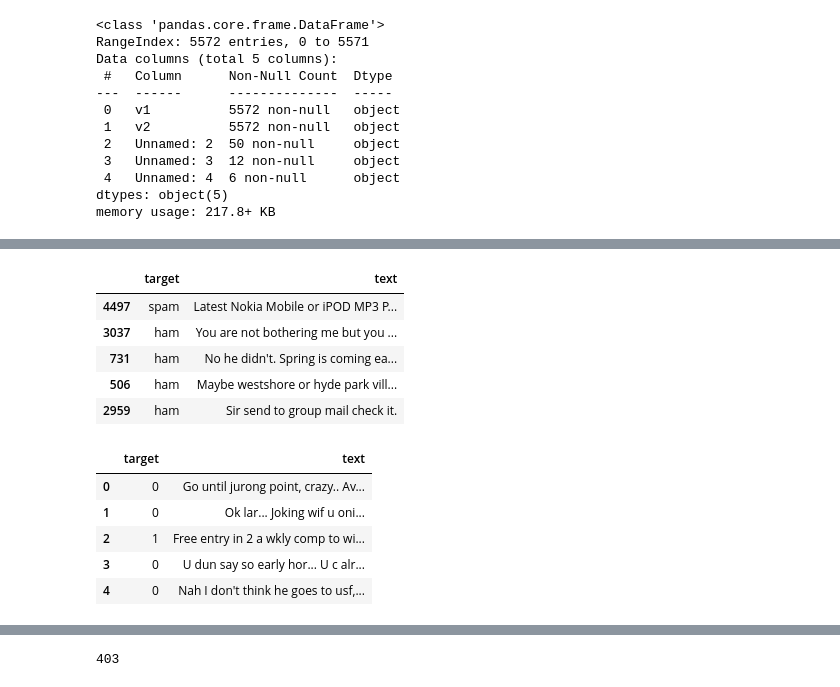
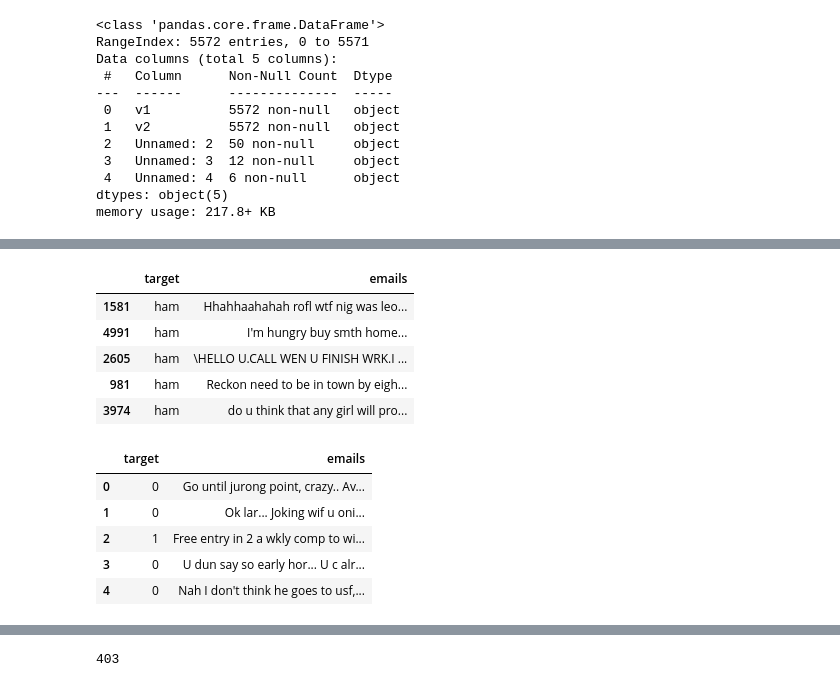
Before and after one commit to ShamZee/Spam-Email-prediction, a Jupyter notebook: email_spam_detection.ipynb, the cells around one changed output, grey strips where cells are left out. Saved outputs shown, nothing was run; the diff lists cells and outputs as text; code cells hidden in the pictures.

```diff
--- a/email_spam_detection.ipynb
+++ b/email_spam_detection.ipynb
@@ -57,15 +69,15 @@ df.sample(5)
 # for more understanding i will change the name of columns
 # %%
 # renaming the cols
-df.rename(columns={'v1':'target','v2':'text'},inplace=True)
+df.rename(columns={'v1':'target','v2':'emails'},inplace=True)
 df.sample(5)
 # %% [output]
-|  | target | text |
-| 4497 | spam | Latest Nokia Mobile or iPOD MP3 P... |
-| 3037 | ham | You are not bothering me but you ... |
-| 731 | ham | No he didn't. Spring is coming ea... |
-| 506 | ham | Maybe westshore or hyde park vill... |
-| 2959 | ham | Sir send to group mail check it. |
+|  | target | emails |
+| 1581 | ham | Hhahhaahahah rofl wtf nig was leo... |
+| 4991 | ham | I'm hungry buy smth home... |
+| 2605 | ham | \HELLO U.CALL WEN U FINISH WRK.I ... |
+| 981 | ham | Reckon need to be in town by eigh... |
+| 3974 | ham | do u think that any girl will pro... |
 # %%
 # now I will change target column to binary for more operation
 # for this i will use LabelEncode
@@ -77,7 +89,7 @@ df['target'] = encoder.fit_transform(df['target'])
 # %%
 df.head()
 # %% [output]
-|  | target | text |
+|  | target | emails |
 | 0 | 0 | Go until jurong point, crazy.. Av... |
 | 1 | 0 | Ok lar... Joking wif u oni... |
 | 2 | 1 | Free entry in 2 a wkly comp to wi... |
```
Also changed, not shown: parts of 66 cells of this notebook.
